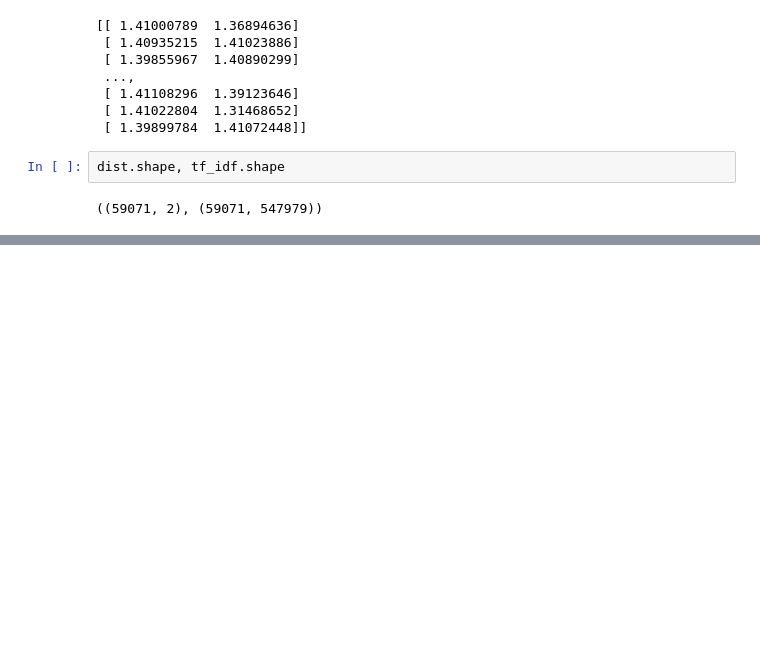
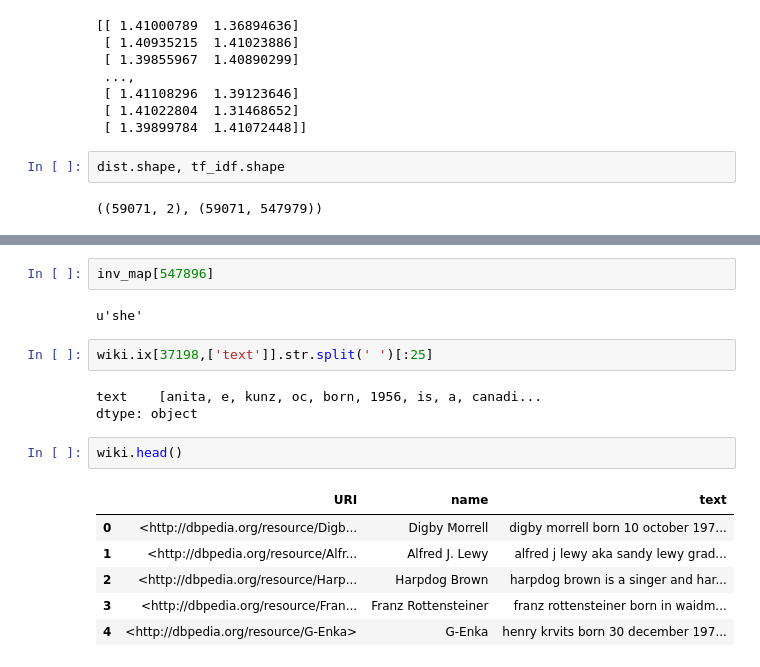
Before and after one commit to ah3200/Clustering, a Jupyter notebook: week3/K-means.ipynb, the cells around one changed output, grey strips where cells are left out. Saved outputs shown, nothing was run; the diff lists cells and outputs as text; blank space fills up the shorter version.

```diff
--- a/week3/K-means.ipynb
+++ b/week3/K-means.ipynb
@@ -73,0 +585,18 @@ Check your code again
+# %%
+inv_map[547896]
+# %% [output]
+u'she'
+# %%
+wiki.ix[37198,['text']].str.split(' ')[:25]
+# %% [output]
+text    [anita, e, kunz, oc, born, 1956, is, a, canadi...
+dtype: object
+# %%
+wiki.head()
+# %% [output]
+|  | URI | name | text |
+| 0 | <http://dbpedia.org/resource/Digb... | Digby Morrell | digby morrell born 10 october 197... |
+| 1 | <http://dbpedia.org/resource/Alfr... | Alfred J. Lewy | alfred j lewy aka sandy lewy grad... |
+| 2 | <http://dbpedia.org/resource/Harp... | Harpdog Brown | harpdog brown is a singer and har... |
+| 3 | <http://dbpedia.org/resource/Fran... | Franz Rottensteiner | franz rottensteiner born in waidm... |
+| 4 | <http://dbpedia.org/resource/G-Enka> | G-Enka | henry krvits born 30 december 197... |
```
Also changed, not shown: parts of 48 cells of this notebook.
